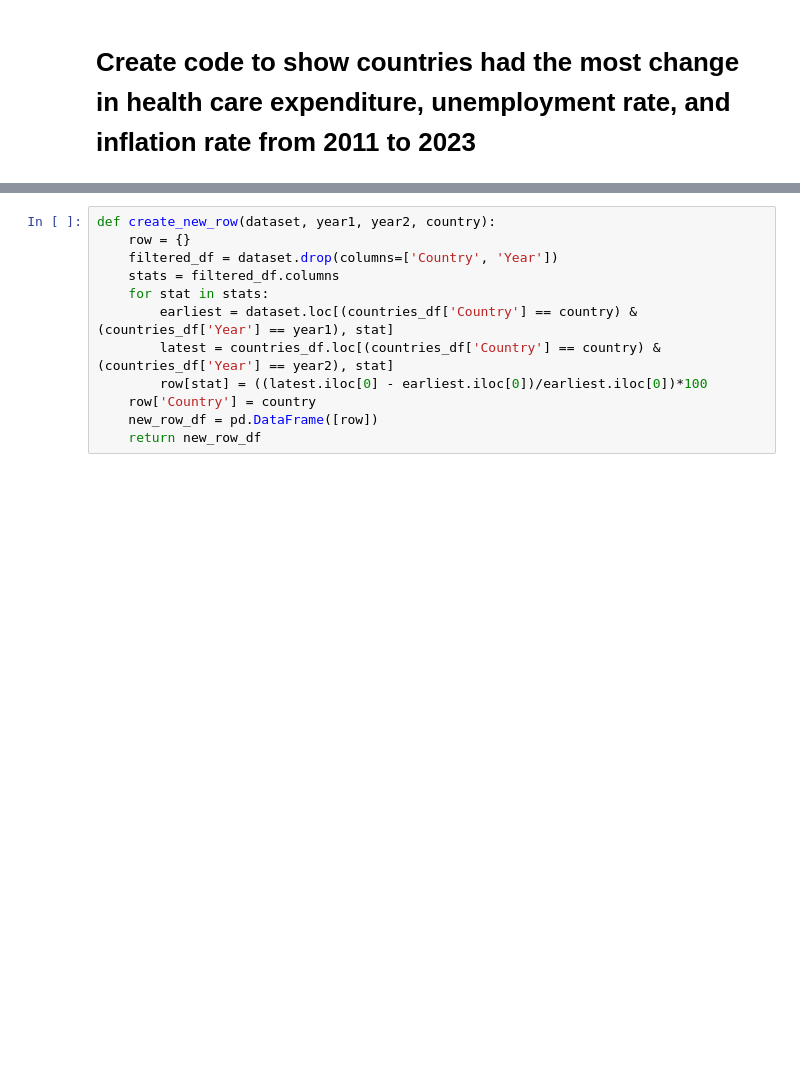
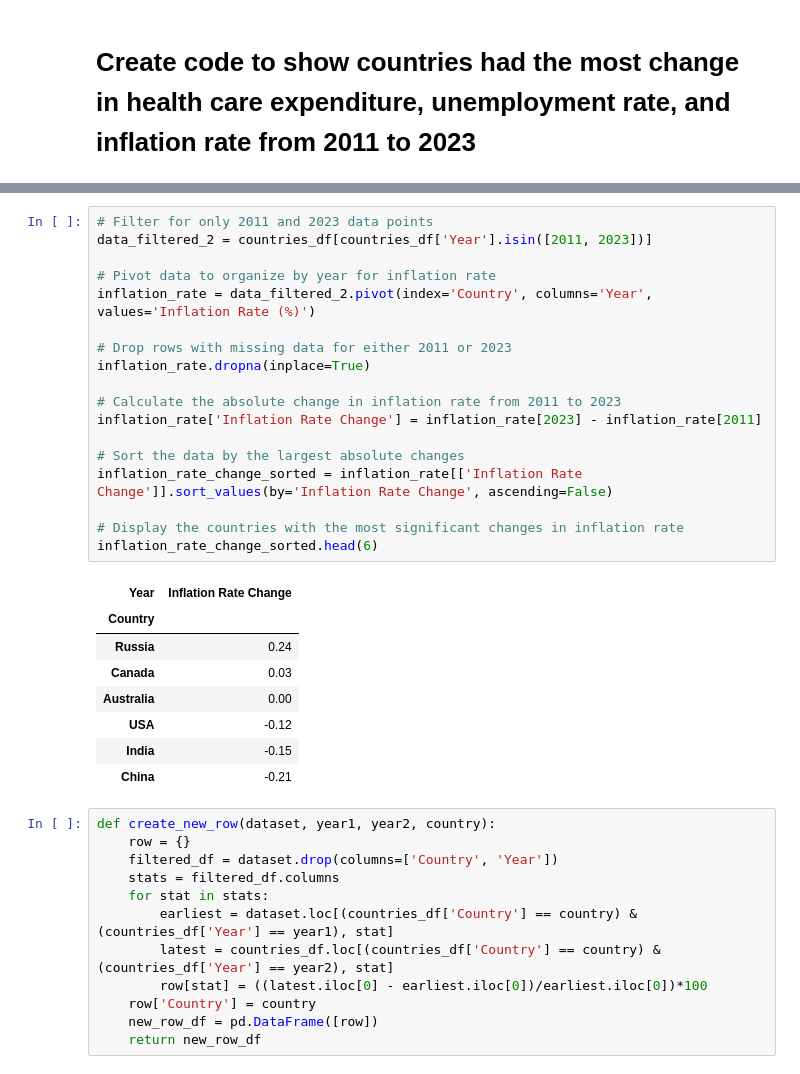
Before and after one commit to karinaahumada01/Project-3, a Jupyter notebook: country_comparison.ipynb, the cells around one changed output, grey strips where cells are left out. Saved outputs shown, nothing was run; the diff lists cells and outputs as text; blank space fills up the shorter version.

```diff
--- a/country_comparison.ipynb
+++ b/country_comparison.ipynb
@@ -270,3 +321,30 @@ DataFrame saved as 'growth_rate_df.csv' in the 'resources' folder.
+# %%
+# Filter for only 2011 and 2023 data points
+data_filtered_2 = countries_df[countries_df['Year'].isin([2011, 2023])]
+
+# Pivot data to organize by year for inflation rate
+inflation_rate = data_filtered_2.pivot(index='Country', columns='Year', values='Inflation Rate (%)')
+
+# Drop rows with missing data for either 2011 or 2023
+inflation_rate.dropna(inplace=True)
+
+# Calculate the absolute change in inflation rate from 2011 to 2023
+inflation_rate['Inflation Rate Change'] = inflation_rate[2023] - inflation_rate[2011]
+
+# Sort the data by the largest absolute changes
+inflation_rate_change_sorted = inflation_rate[['Inflation Rate Change']].sort_values(by='Inflation Rate Change', ascending=False)
+
+# Display the countries with the most significant changes in inflation rate
+inflation_rate_change_sorted.head(6)
+# %% [output]
+| Year | Inflation Rate Change |
+| Country |  |
+| Russia | 0.24 |
+| Canada | 0.03 |
+| Australia | 0.00 |
+| USA | -0.12 |
+| India | -0.15 |
+| China | -0.21 |
 # %%
 def create_new_row(dataset, year1, year2, country):
     row = {}
```
Also changed, not shown: parts of 2 cells of this notebook, 1 other file.
